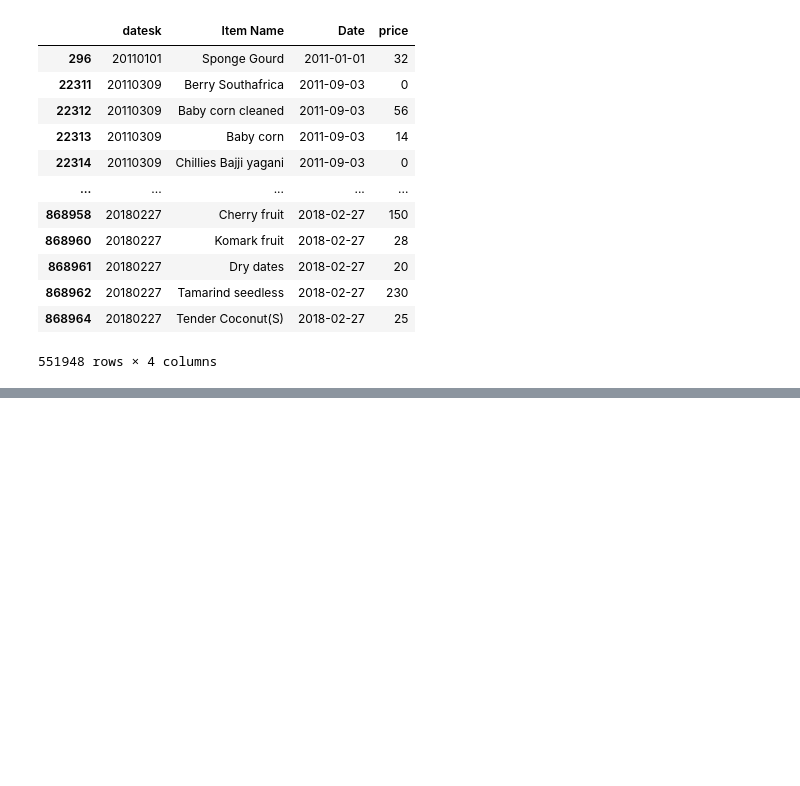
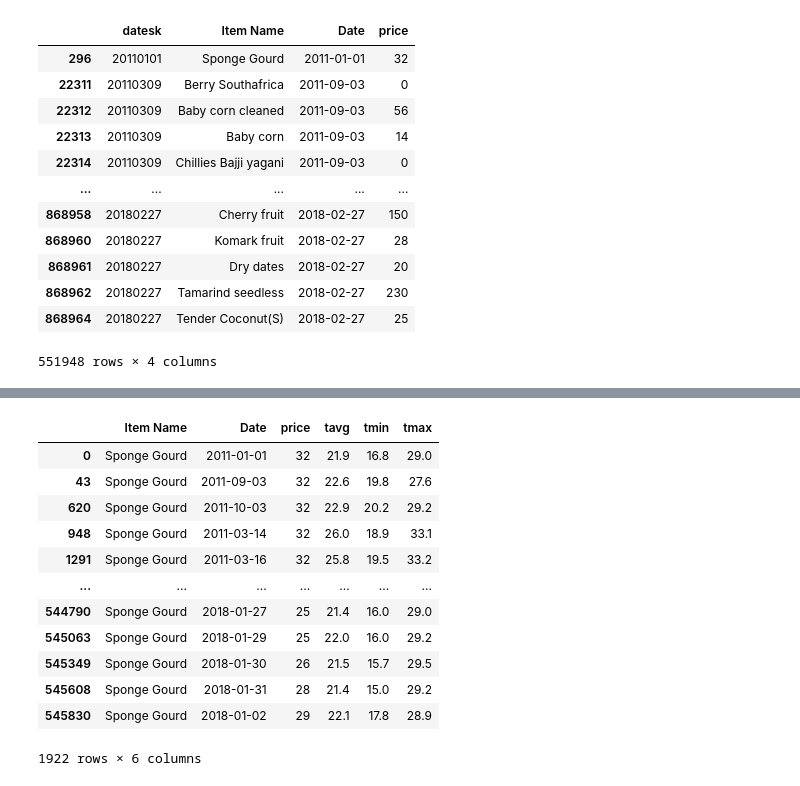
Before and after one commit to hinevics/weather-city, a Jupyter notebook: weather_and_price/weather_app/research.ipynb, the cells around one changed output, grey strips where cells are left out. Drawn from its saved outputs; the diff is of its cells as text; code cells hidden in the pictures; blank space fills up the shorter version.

```diff
--- a/weather_and_price/weather_app/research.ipynb
+++ b/weather_and_price/weather_app/research.ipynb
@@ -123,0 +230,16 @@ data.to_csv(PATH_DATASET)
+# %%
+r
+# %% [output]
+|  | Item Name | Date | price | tavg | tmin | tmax |
+| 0 | Sponge Gourd | 2011-01-01 | 32 | 21.9 | 16.8 | 29.0 |
+| 43 | Sponge Gourd | 2011-09-03 | 32 | 22.6 | 19.8 | 27.6 |
+| 620 | Sponge Gourd | 2011-10-03 | 32 | 22.9 | 20.2 | 29.2 |
+| 948 | Sponge Gourd | 2011-03-14 | 32 | 26.0 | 18.9 | 33.1 |
+| 1291 | Sponge Gourd | 2011-03-16 | 32 | 25.8 | 19.5 | 33.2 |
+| ... | ... | ... | ... | ... | ... | ... |
+| 544790 | Sponge Gourd | 2018-01-27 | 25 | 21.4 | 16.0 | 29.0 |
+| 545063 | Sponge Gourd | 2018-01-29 | 25 | 22.0 | 16.0 | 29.2 |
+| 545349 | Sponge Gourd | 2018-01-30 | 26 | 21.5 | 15.7 | 29.5 |
+| 545608 | Sponge Gourd | 2018-01-31 | 28 | 21.4 | 15.0 | 29.2 |
+| 545830 | Sponge Gourd | 2018-01-02 | 29 | 22.1 | 17.8 | 28.9 |
+1922 rows × 6 columns
```
Also changed, not shown: parts of 22 cells of this notebook, 2 other files.
